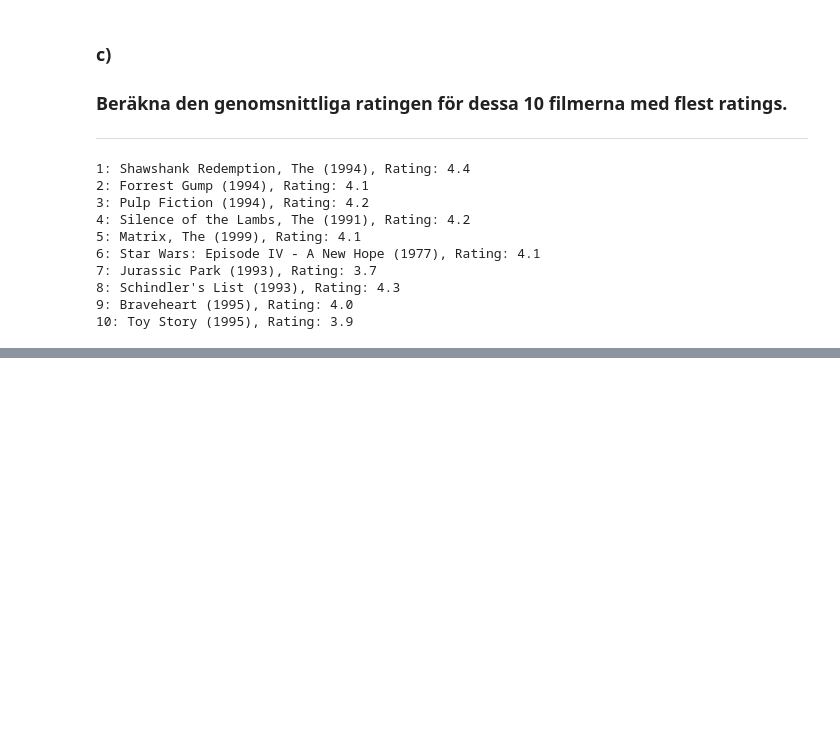
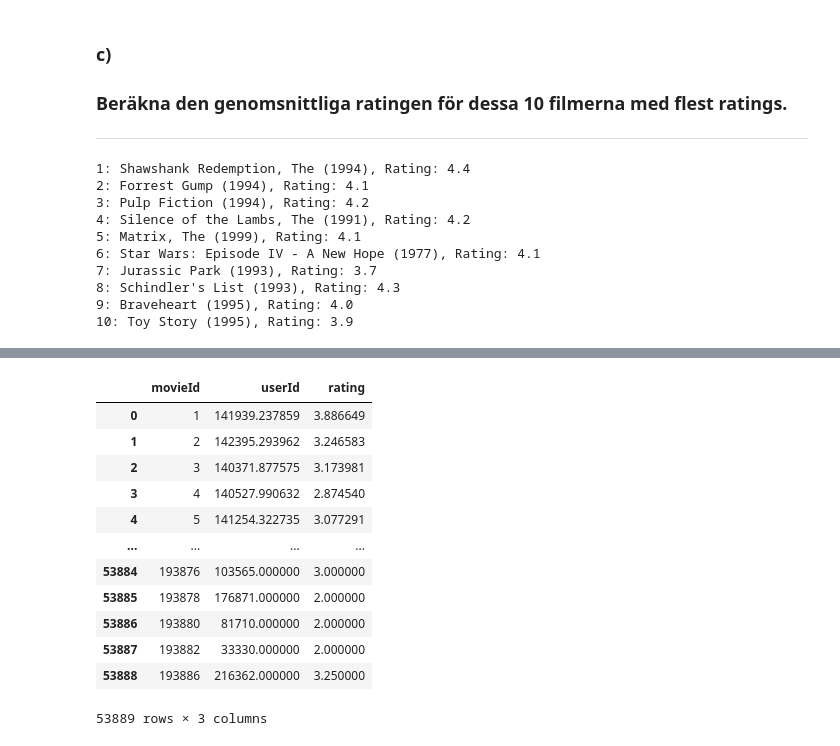
Before and after one commit to Canesp/Machine-learning-Philip-de-Canesie, a Jupyter notebook: Lab/recommend.ipynb, the cells around one changed output, grey strips where cells are left out. Saved outputs shown, nothing was run; the diff lists cells and outputs as text; code cells hidden in the pictures; blank space fills up the shorter version.

```diff
--- a/Lab/recommend.ipynb
+++ b/Lab/recommend.ipynb
@@ -118,0 +146,16 @@ for i in range(len(df_top10_num_ratings)):
+# %%
+df_top10_mean_ratings
+# %% [output]
+|  | movieId | userId | rating |
+| 0 | 1 | 141939.237859 | 3.886649 |
+| 1 | 2 | 142395.293962 | 3.246583 |
+| 2 | 3 | 140371.877575 | 3.173981 |
+| 3 | 4 | 140527.990632 | 2.874540 |
+| 4 | 5 | 141254.322735 | 3.077291 |
+| ... | ... | ... | ... |
+| 53884 | 193876 | 103565.000000 | 3.000000 |
+| 53885 | 193878 | 176871.000000 | 2.000000 |
+| 53886 | 193880 | 81710.000000 | 2.000000 |
+| 53887 | 193882 | 33330.000000 | 2.000000 |
+| 53888 | 193886 | 216362.000000 | 3.250000 |
+53889 rows × 3 columns
```
Also changed, not shown: parts of 7 cells of this notebook, 2 other files.
